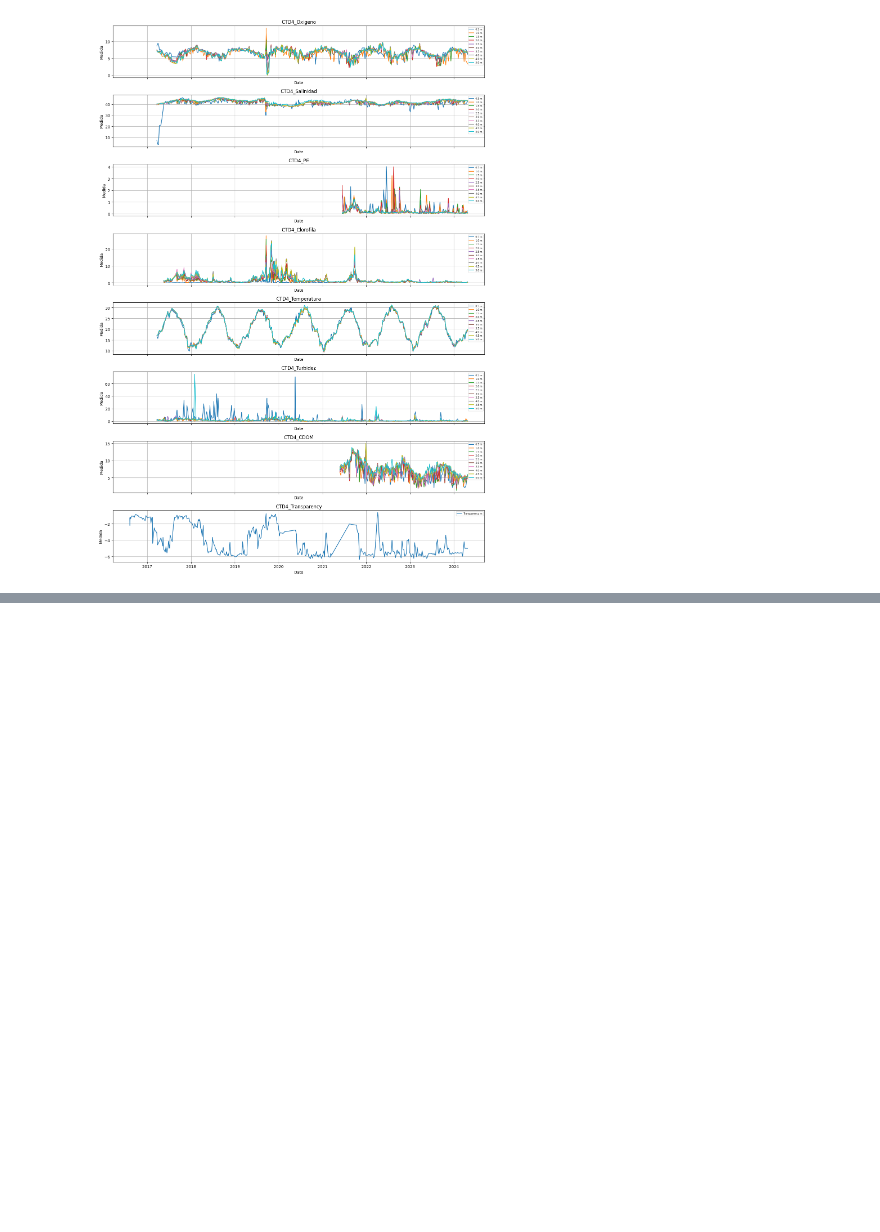
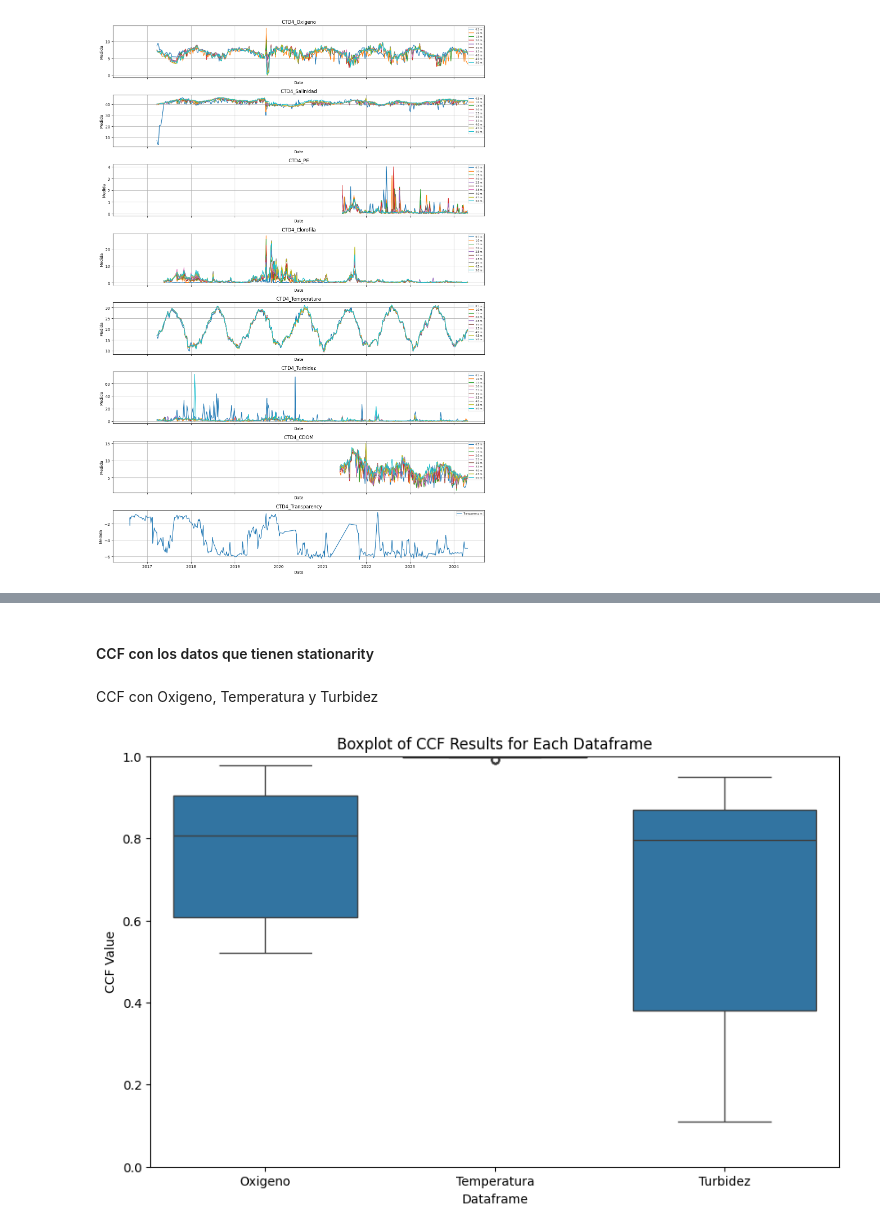
Before and after one commit to Antonio-MI/mar-menor-chl, a Jupyter notebook: DatosBoyas.ipynb, the cells around one changed output, grey strips where cells are left out. Cells and saved outputs as stored; diff of their text form; code cells hidden in the pictures; blank space fills up the shorter version.

Commit message:
test estadisticos a datos de una boya

```diff
--- a/DatosBoyas.ipynb
+++ b/DatosBoyas.ipynb
@@ -66,0 +94,4 @@ Además de dejar una única medida, si se puede, de cada parámetro, guardar tam
+# %% [markdown]
+#### CCF con los datos que tienen stationarity
+# %% [markdown]
+CCF con Oxigeno, Temperatura y Turbidez
@@ -66,0 +103,36 @@ Además de dejar una única medida, si se puede, de cada parámetro, guardar tam
+# %%
+import pandas as pd
+import itertools
+import matplotlib.pyplot as plt
+import seaborn as sns
+from statsmodels.tsa.stattools import ccf
+
+# Lista de dataframes
+ccf_dfs = [CTD4_Oxigeno, CTD4_Temperatura, CTD4_Turbidez]
+labels = ['Oxigeno', 'Temperatura', 'Turbidez']
+
+# Lista para almacenar los resultados de ccf con sus etiquetas
+ccf_valores = []
+
+# Calcular la ccf para cada dataframe
+for df, label in zip(ccf_dfs, labels):
+    # Calcular la ccf para cada par de columnas
+    for col1, col2 in list(itertools.combinations(df.columns[1:], 2)):
+        ccf_resultado = ccf(df[col1], df[col2], adjusted=False, nlags=1)
+        # Tomar el valor de ccf para lag 0
+        ccf_valor = ccf_resultado[0]
+        ccf_valores.append({'ccf': ccf_valor, 'label': label})
+
+# Crear un DataFrame con los resultados
+ccf_df = pd.DataFrame(ccf_valores)
+
+# Generar el boxplot usando seaborn
+plt.figure(figsize=(10, 6))
+sns.boxplot(x='label', y='ccf', data=ccf_df)
+plt.title('Boxplot of CCF Results for Each Dataframe')
+plt.xlabel('Dataframe')
+plt.ylabel('CCF Value')
+plt.ylim(0, 1)
+plt.show()
+# %% [output]
+[figure, added]
```
Also changed, not shown: parts of 16 cells of this notebook.
